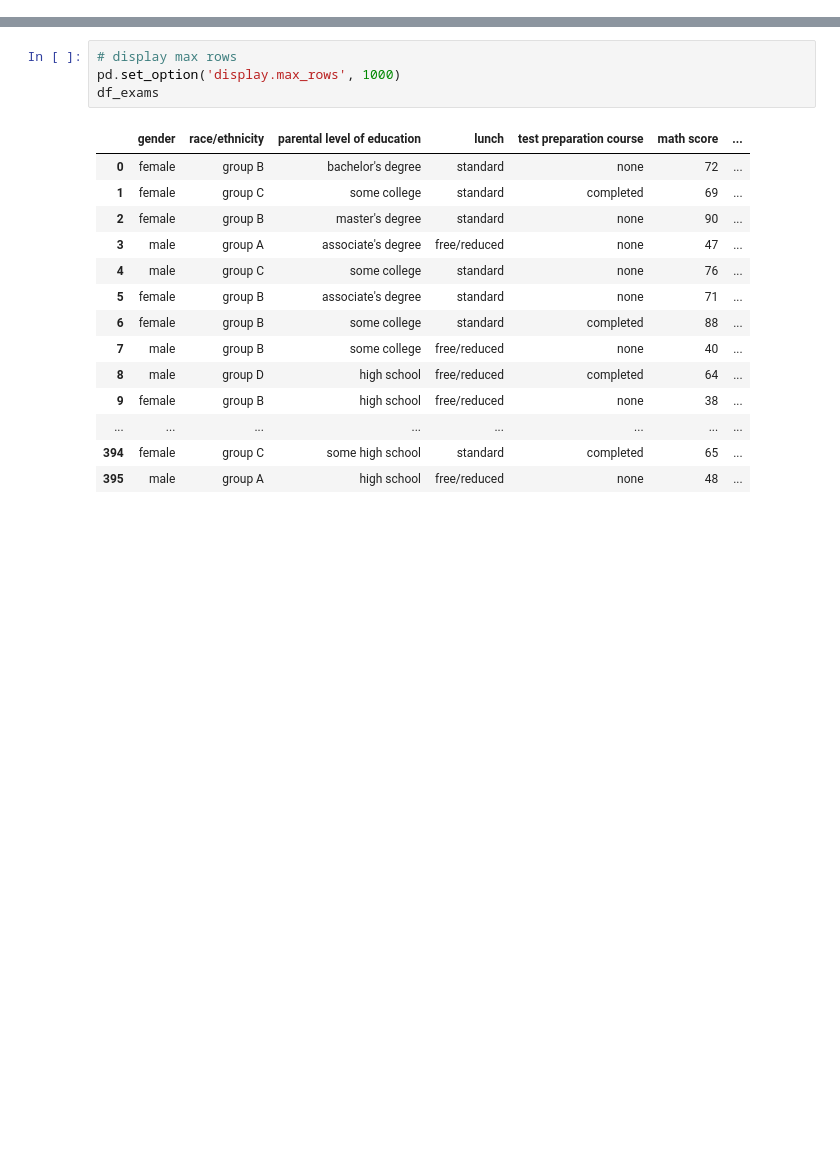
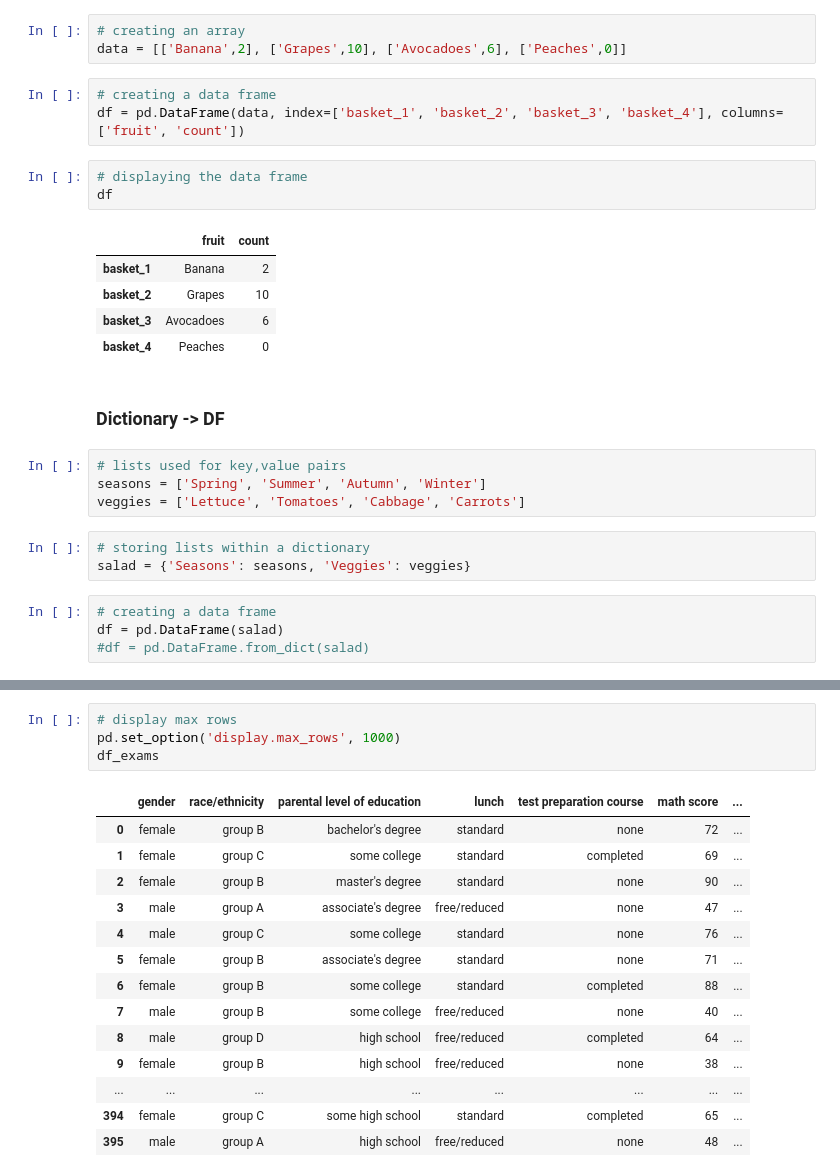
Before and after one commit to Dbarbanakov/Data-Science-with-Python, a Jupyter notebook: 01_pandas/01_creating_and_displaying_data_frames.ipynb, the cells around one changed output, grey strips where cells are left out. Drawn from its saved outputs; the diff is of its cells as text; blank space fills up the shorter version.

```diff
--- a/01_pandas/02_displaying_data_frames.ipynb
+++ b/01_pandas/01_creating_and_displaying_data_frames.ipynb
@@ -2,0 +23,28 @@ import pandas as pd
+# %%
+# creating an array
+data = [['Banana',2], ['Grapes',10], ['Avocadoes',6], ['Peaches',0]]
+# %%
+# creating a data frame
+df = pd.DataFrame(data, index=['basket_1', 'basket_2', 'basket_3', 'basket_4'], columns=['fruit', 'count'])
+# %%
+# displaying the data frame
+df
+# %% [output]
+|  | fruit | count |
+| basket_1 | Banana | 2 |
+| basket_2 | Grapes | 10 |
+| basket_3 | Avocadoes | 6 |
+| basket_4 | Peaches | 0 |
+# %% [markdown]
+### Dictionary -> DF
+# %%
+# lists used for key,value pairs
+seasons = ['Spring', 'Summer', 'Autumn', 'Winter']
+veggies = ['Lettuce', 'Tomatoes', 'Cabbage', 'Carrots']
+# %%
+# storing lists within a dictionary
+salad = {'Seasons': seasons, 'Veggies': veggies}
+# %%
+# creating a data frame
+df = pd.DataFrame(salad)
+#df = pd.DataFrame.from_dict(salad)
```
Also changed, not shown: parts of 13 cells of this notebook, 2 other files.
